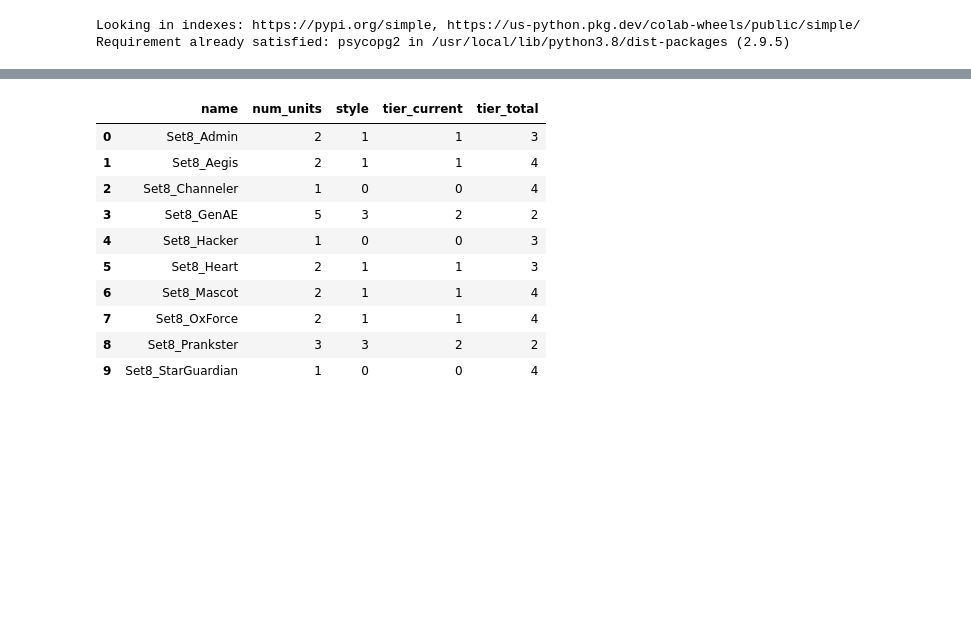
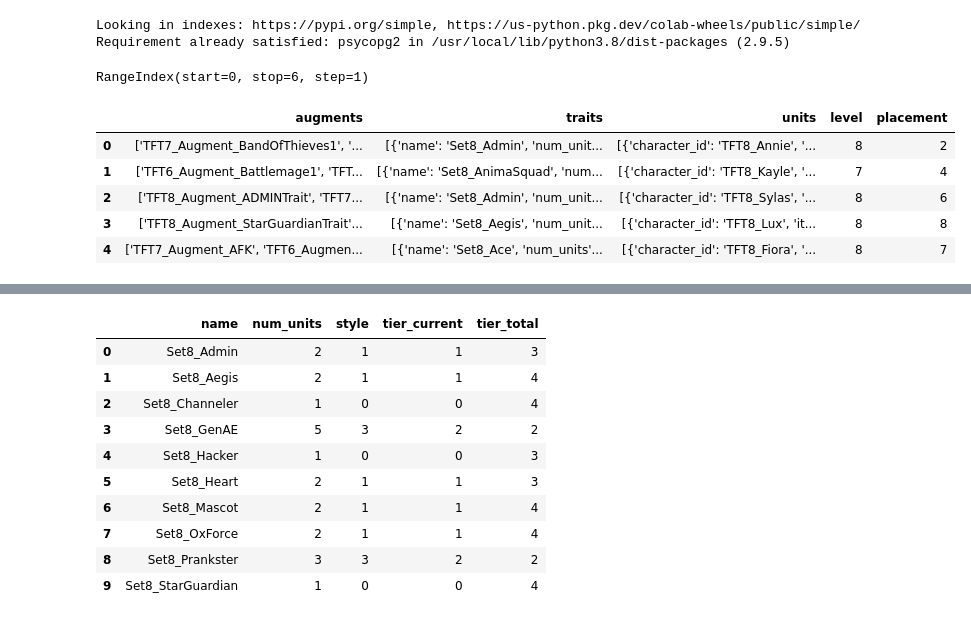
Before and after one commit to ysooch0819/Codestates-AIB-projects, a Jupyter notebook: S3Project Day2.ipynb, the cells around one changed output, grey strips where cells are left out. Cells and saved outputs as stored; diff of their text form; code cells hidden in the pictures; blank space fills up the shorter version.

```diff
--- a/S3Project Day2.ipynb
+++ b/S3Project Day2.ipynb
@@ -29,0 +28,18 @@ cur
+# %%
+cur.execute("SELECT * FROM chal_match_details;")
+df = pd.DataFrame(cur.fetchall())
+# %%
+df.columns
+# %% [output]
+RangeIndex(start=0, stop=6, step=1)
+# %%
+chal_df = df.rename(columns={0:'index', 1:'augments', 2:'traits', 3:'units', 4:'level', 5:'placement'}).set_index('index').reset_index().drop(columns=['index'])
+# %%
+chal_df.head()
+# %% [output]
+|  | augments | traits | units | level | placement |
+| 0 | ['TFT7_Augment_BandOfThieves1', '... | [{'name': 'Set8_Admin', 'num_unit... | [{'character_id': 'TFT8_Annie', '... | 8 | 2 |
+| 1 | ['TFT6_Augment_Battlemage1', 'TFT... | [{'name': 'Set8_AnimaSquad', 'num... | [{'character_id': 'TFT8_Kayle', '... | 7 | 4 |
+| 2 | ['TFT8_Augment_ADMINTrait', 'TFT7... | [{'name': 'Set8_Admin', 'num_unit... | [{'character_id': 'TFT8_Sylas', '... | 8 | 6 |
+| 3 | ['TFT8_Augment_StarGuardianTrait'... | [{'name': 'Set8_Aegis', 'num_unit... | [{'character_id': 'TFT8_Lux', 'it... | 8 | 8 |
+| 4 | ['TFT7_Augment_AFK', 'TFT6_Augmen... | [{'name': 'Set8_Ace', 'num_units'... | [{'character_id': 'TFT8_Fiora', '... | 8 | 7 |
```
Also changed, not shown: parts of 7 cells of this notebook.
